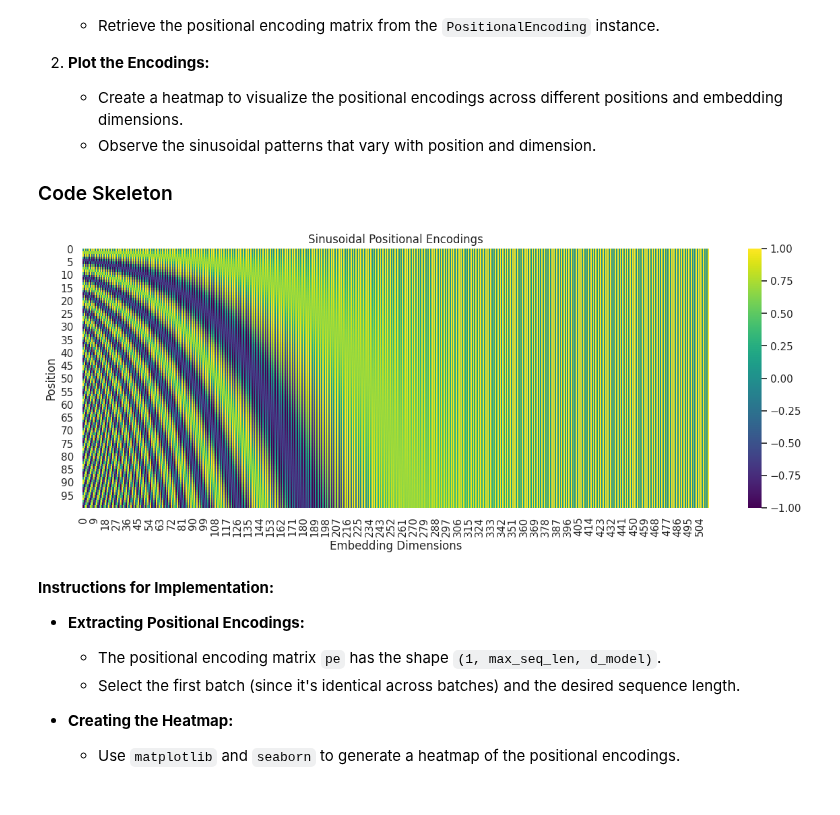
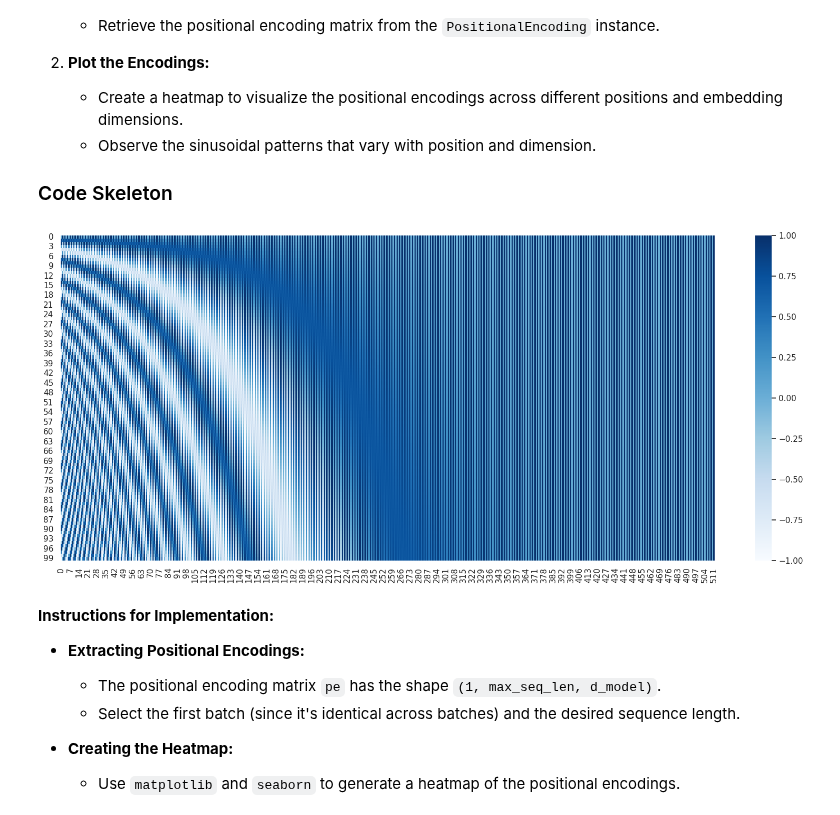
Before and after one commit to BrMrtn/GoogleColab, a Jupyter notebook: MI/IMSC_Transformers_lab_handout.ipynb, the cells around one changed output. Saved outputs shown, nothing was run; the diff lists cells and outputs as text; code cells hidden in the pictures.

```diff
--- a/MI/IMSC_Transformers_lab_handout.ipynb
+++ b/MI/IMSC_Transformers_lab_handout.ipynb
@@ -436,9 +459,9 @@ class PositionalEncoding(nn.Module):
         div_term = torch.exp(torch.arange(0, d_model, 2).float() * (-math.log(10000.0) / d_model))  # Shape: (d_model/2,)
 
         # Apply sine to even indices in the embedding dimension
-        pe[:, 0::2] = ...
+        pe[:, 0::2] = torch.sin(position * div_term)
         # Apply cosine to odd indices in the embedding dimension
-        pe[:, 1::2] = ...
+        pe[:, 1::2] = torch.cos(position * div_term)
         pe = pe.unsqueeze(0)  # Shape: (1, max_seq_len, d_model)
 
         # Register pe as a buffer to prevent it from being updated during training
@@ -514,25 +537,34 @@ Visualizing positional encodings helps in understanding how positional informati
 # %%
 # Function to visualize positional encodings
 def visualize_positional_encodings(positional_encoder, max_seq_len=100):
     """
     Visualizes the positional encodings.
 
     Args:
         positional_encoder (PositionalEncoding): Instance of the PositionalEncoding class.
         max_seq_len (int, optional): Number of positions to visualize. Defaults to 100.
     """
 
+    # Extract the positional encoding matrix
+    pe = positional_encoder.pe.squeeze(0)  # Shape: (max_seq_len, d_model)
+    pe = pe[:max_seq_len, :]
+    # Plot the Encodings
+    plt.figure(figsize=(20, 8))
+    sns.heatmap(pe, cmap='Blues', annot=False)
+    plt.show()
+
+
 # Test the visualization function with PositionalEncoding class
 seq_len = 100
 d_model = 512
 
 # Initialize the PositionalEncoding module
 positional_encoder = PositionalEncoding(d_model=d_model, max_seq_len=seq_len)
 
 # Visualize the positional encodings
 visualize_positional_encodings(positional_encoder, max_seq_len=seq_len)
 # %% [output]
-[figure, old version]
+[figure, new version]
 # %% [markdown]
 **Instructions for Implementation:**
 
```
Also changed, not shown: parts of 7 cells of this notebook.
